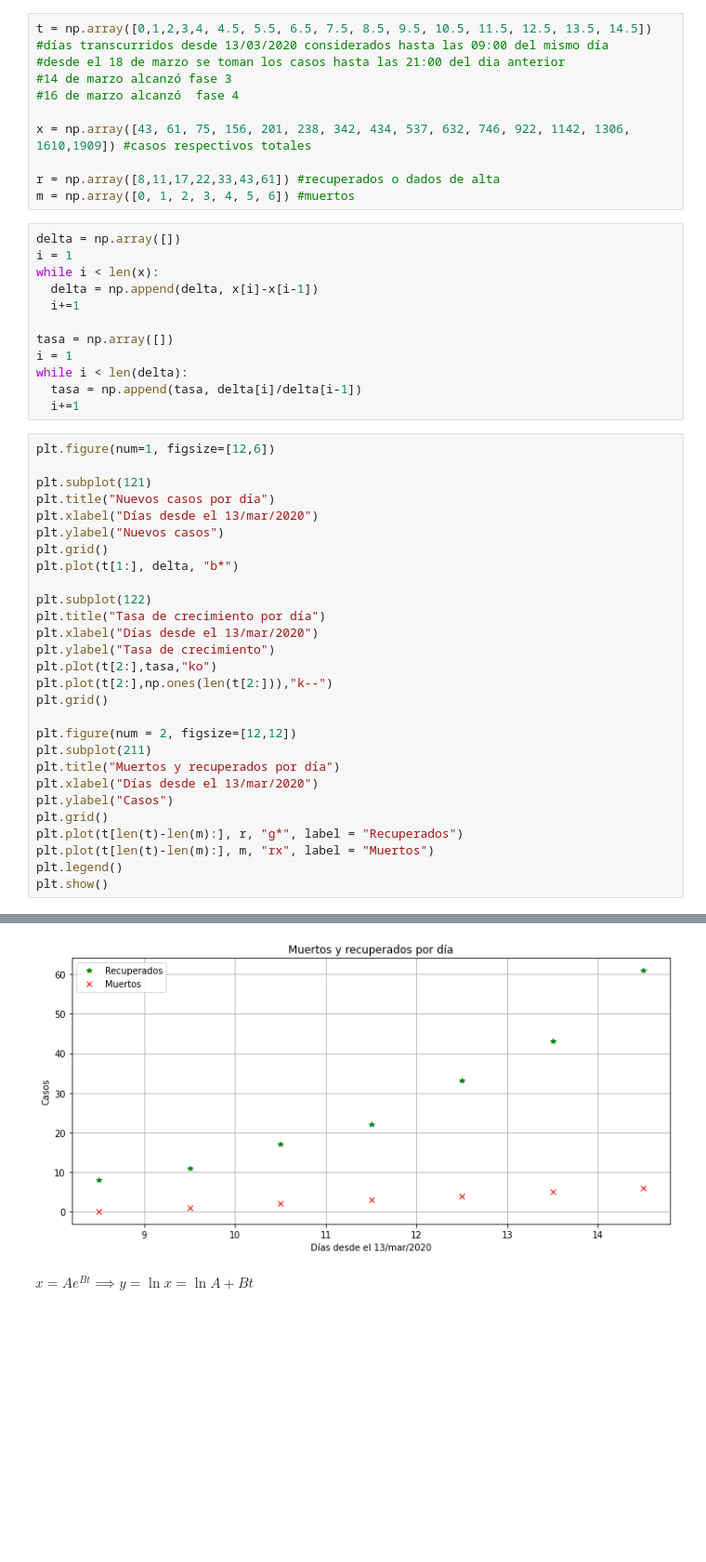
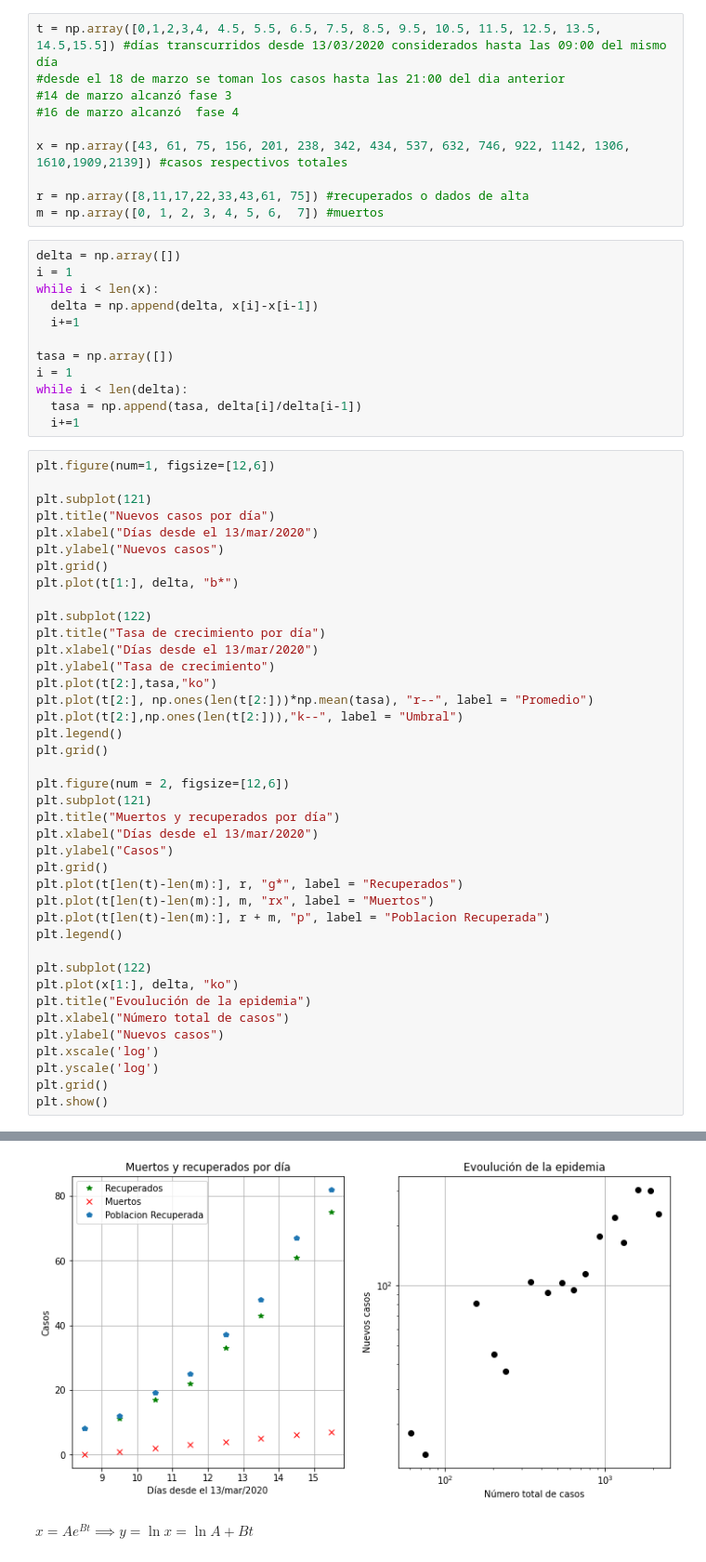
Before and after one commit to DiegoRomanCortes/Regresiones, a Jupyter notebook: proyeccion.ipynb, the cells around one changed output, grey strips where cells are left out. Shown: that part at 93% size. Cells and saved outputs as stored; diff of their text form; blank space fills up the shorter version.

```diff
--- a/proyeccion.ipynb
+++ b/proyeccion.ipynb
@@ -6,15 +6,15 @@ import numpy as np
 # %% [markdown]
 Datos de casos confirmados de COVID-19 en Chile por día desde el 13 de marzo de 2020: [Fuente de Minsal](https://www.minsal.cl/nuevo-coronavirus-2019-ncov/casos-confirmados-en-chile-covid-19/)
 # %%
-t = np.array([0,1,2,3,4, 4.5, 5.5, 6.5, 7.5, 8.5, 9.5, 10.5, 11.5, 12.5, 13.5, 14.5]) #días transcurridos desde 13/03/2020 considerados hasta las 09:00 del mismo día
+t = np.array([0,1,2,3,4, 4.5, 5.5, 6.5, 7.5, 8.5, 9.5, 10.5, 11.5, 12.5, 13.5, 14.5,15.5]) #días transcurridos desde 13/03/2020 considerados hasta las 09:00 del mismo día
 #desde el 18 de marzo se toman los casos hasta las 21:00 del dia anterior
 #14 de marzo alcanzó fase 3
 #16 de marzo alcanzó  fase 4
 
-x = np.array([43, 61, 75, 156, 201, 238, 342, 434, 537, 632, 746, 922, 1142, 1306, 1610,1909]) #casos respectivos totales
+x = np.array([43, 61, 75, 156, 201, 238, 342, 434, 537, 632, 746, 922, 1142, 1306, 1610,1909,2139]) #casos respectivos totales
 
-r = np.array([8,11,17,22,33,43,61]) #recuperados o dados de alta
-m = np.array([0, 1, 2, 3, 4, 5, 6]) #muertos
+r = np.array([8,11,17,22,33,43,61, 75]) #recuperados o dados de alta
+m = np.array([0, 1, 2, 3, 4, 5, 6,  7]) #muertos
 # %%
 delta = np.array([])
 i = 1
@@ -42,17 +42,29 @@ plt.title("Tasa de crecimiento por día")
 plt.xlabel("Días desde el 13/mar/2020")
 plt.ylabel("Tasa de crecimiento")
 plt.plot(t[2:],tasa,"ko")
-plt.plot(t[2:],np.ones(len(t[2:])),"k--")
+plt.plot(t[2:], np.ones(len(t[2:]))*np.mean(tasa), "r--", label = "Promedio")
+plt.plot(t[2:],np.ones(len(t[2:])),"k--", label = "Umbral")
+plt.legend()
 plt.grid()
 
-plt.figure(num = 2, figsize=[12,12])
-plt.subplot(211)
+plt.figure(num = 2, figsize=[12,6])
+plt.subplot(121)
 plt.title("Muertos y recuperados por día")
 plt.xlabel("Días desde el 13/mar/2020")
 plt.ylabel("Casos")
 plt.grid()
 plt.plot(t[len(t)-len(m):], r, "g*", label = "Recuperados")
 plt.plot(t[len(t)-len(m):], m, "rx", label = "Muertos")
+plt.plot(t[len(t)-len(m):], r + m, "p", label = "Poblacion Recuperada")
 plt.legend()
+
+plt.subplot(122)
+plt.plot(x[1:], delta, "ko")
+plt.title("Evoulución de la epidemia")
+plt.xlabel("Número total de casos")
+plt.ylabel("Nuevos casos")
+plt.xscale('log')
+plt.yscale('log')
+plt.grid()
 plt.show()
 # %% [output]
@@ -60,4 +72,4 @@ plt.show()
-[figure, old version]
+[figure, new version]
 # %% [markdown]
 $x = Ae^{Bt} \implies y = \ln{x} = \ln{A} + Bt$
 # %%
```
Also changed, not shown: parts of 4 cells of this notebook.
